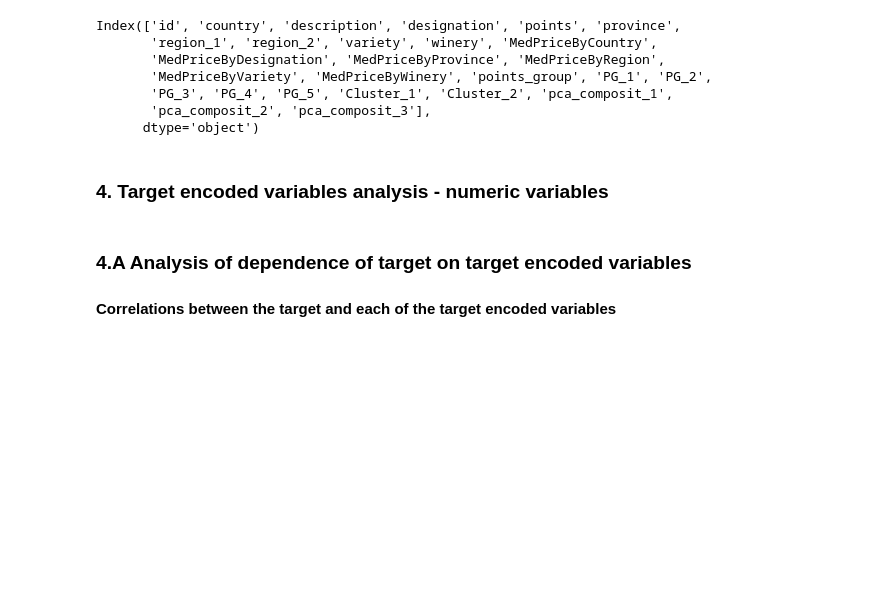
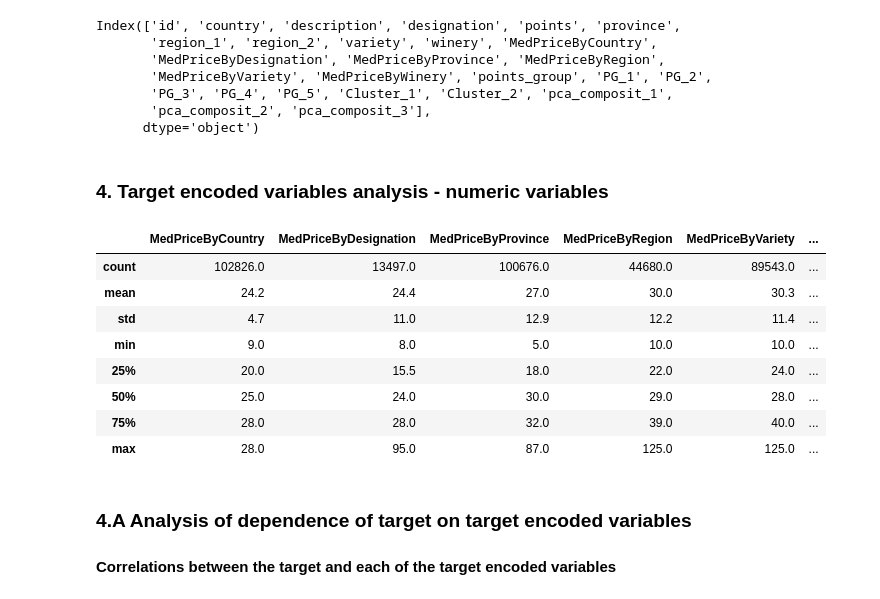
Before and after one commit to Yanina-Kutovaya/portfolio, a Jupyter notebook: Wine_Review_exploratory_data_analysis.ipynb, the cells around one changed output. Cells and saved outputs as stored; diff of their text form; code cells hidden in the pictures; blank space fills up the shorter version.

```diff
--- a/Wine_Review_exploratory_data_analysis.ipynb
+++ b/Wine_Review_exploratory_data_analysis.ipynb
@@ -793,6 +793,20 @@ Index(['id', 'country', 'description', 'designation', 'points', 'province',
       dtype='object')
 # %% [markdown]
 ### 4. Target encoded variables analysis - numeric variables
+# %%
+numeric_vars = ['MedPriceByCountry', 'MedPriceByDesignation', 'MedPriceByProvince',
+                'MedPriceByRegion', 'MedPriceByVariety', 'MedPriceByWinery']
+round(X_train[numeric_vars].describe(include="all"), 1)
+# %% [output]
+|  | MedPriceByCountry | MedPriceByDesignation | MedPriceByProvince | MedPriceByRegion | MedPriceByVariety | ... |
+| count | 102826.0 | 13497.0 | 100676.0 | 44680.0 | 89543.0 | ... |
+| mean | 24.2 | 24.4 | 27.0 | 30.0 | 30.3 | ... |
+| std | 4.7 | 11.0 | 12.9 | 12.2 | 11.4 | ... |
+| min | 9.0 | 8.0 | 5.0 | 10.0 | 10.0 | ... |
+| 25% | 20.0 | 15.5 | 18.0 | 22.0 | 24.0 | ... |
+| 50% | 25.0 | 24.0 | 30.0 | 29.0 | 28.0 | ... |
+| 75% | 28.0 | 28.0 | 32.0 | 39.0 | 40.0 | ... |
+| max | 28.0 | 95.0 | 87.0 | 125.0 | 125.0 | ... |
 # %% [markdown]
 ### 4.A Analysis of dependence of target on target encoded variables
 #### Correlations between the target and each of the target encoded variables
```
Also changed, not shown: parts of 4 cells of this notebook.
